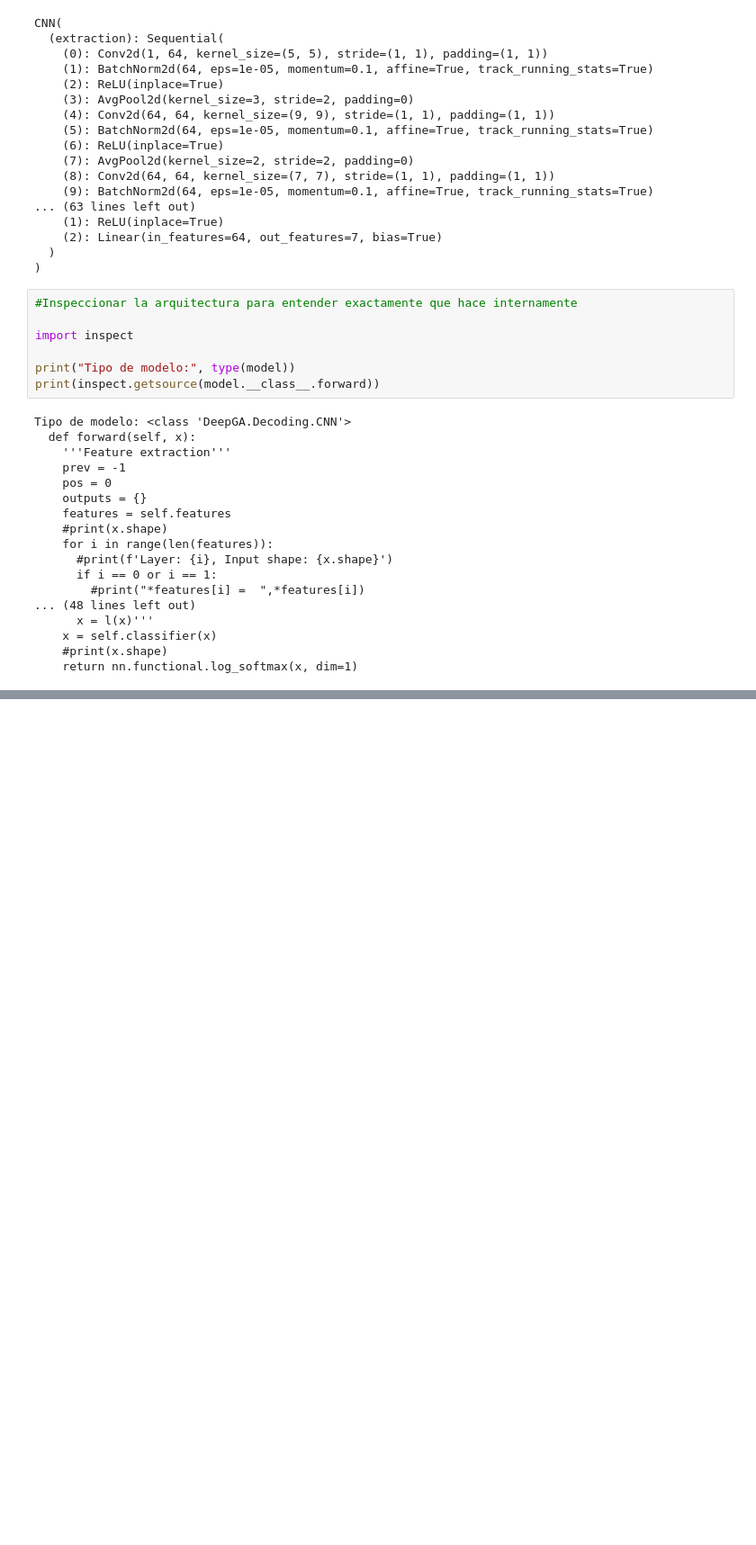
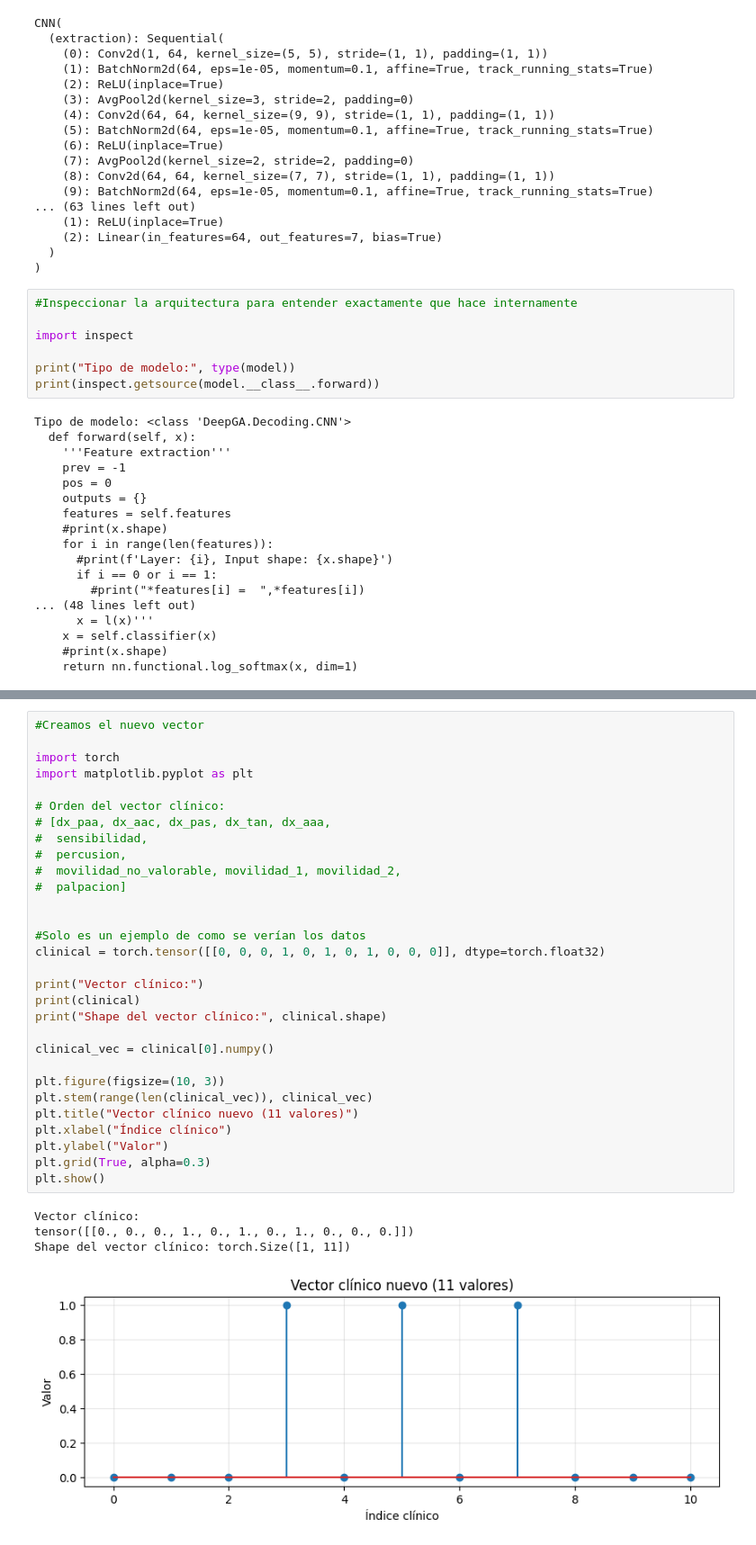
Before and after one commit to Mauricinio7/SS_DentalDeepGA, a Jupyter notebook: AddVec.ipynb, the cells around one changed output, grey strips where cells are left out. Shown at 90% size. Saved outputs shown, nothing was run; the diff lists cells and outputs as text; blank space fills up the shorter version.

```diff
--- a/AddVec.ipynb
+++ b/AddVec.ipynb
@@ -283,0 +353,35 @@ Std: 0.29557213
+# %%
+#Creamos el nuevo vector
+
+import torch
+import matplotlib.pyplot as plt
+
+# Orden del vector clínico:
+# [dx_paa, dx_aac, dx_pas, dx_tan, dx_aaa,
+#  sensibilidad,
+#  percusion,
+#  movilidad_no_valorable, movilidad_1, movilidad_2,
+#  palpacion]
+
+
+#Solo es un ejemplo de como se verían los datos
+clinical = torch.tensor([[0, 0, 0, 1, 0, 1, 0, 1, 0, 0, 0]], dtype=torch.float32)
+
+print("Vector clínico:")
+print(clinical)
+print("Shape del vector clínico:", clinical.shape)
+
+clinical_vec = clinical[0].numpy()
+
+plt.figure(figsize=(10, 3))
+plt.stem(range(len(clinical_vec)), clinical_vec)
+plt.title("Vector clínico nuevo (11 valores)")
+plt.xlabel("Índice clínico")
+plt.ylabel("Valor")
+plt.grid(True, alpha=0.3)
+plt.show()
+# %% [output]
+Vector clínico:
+tensor([[0., 0., 0., 1., 0., 1., 0., 1., 0., 0., 0.]])
+Shape del vector clínico: torch.Size([1, 11])
+[figure, added]
```
Also changed, not shown: parts of 16 cells of this notebook, 1 other file.
